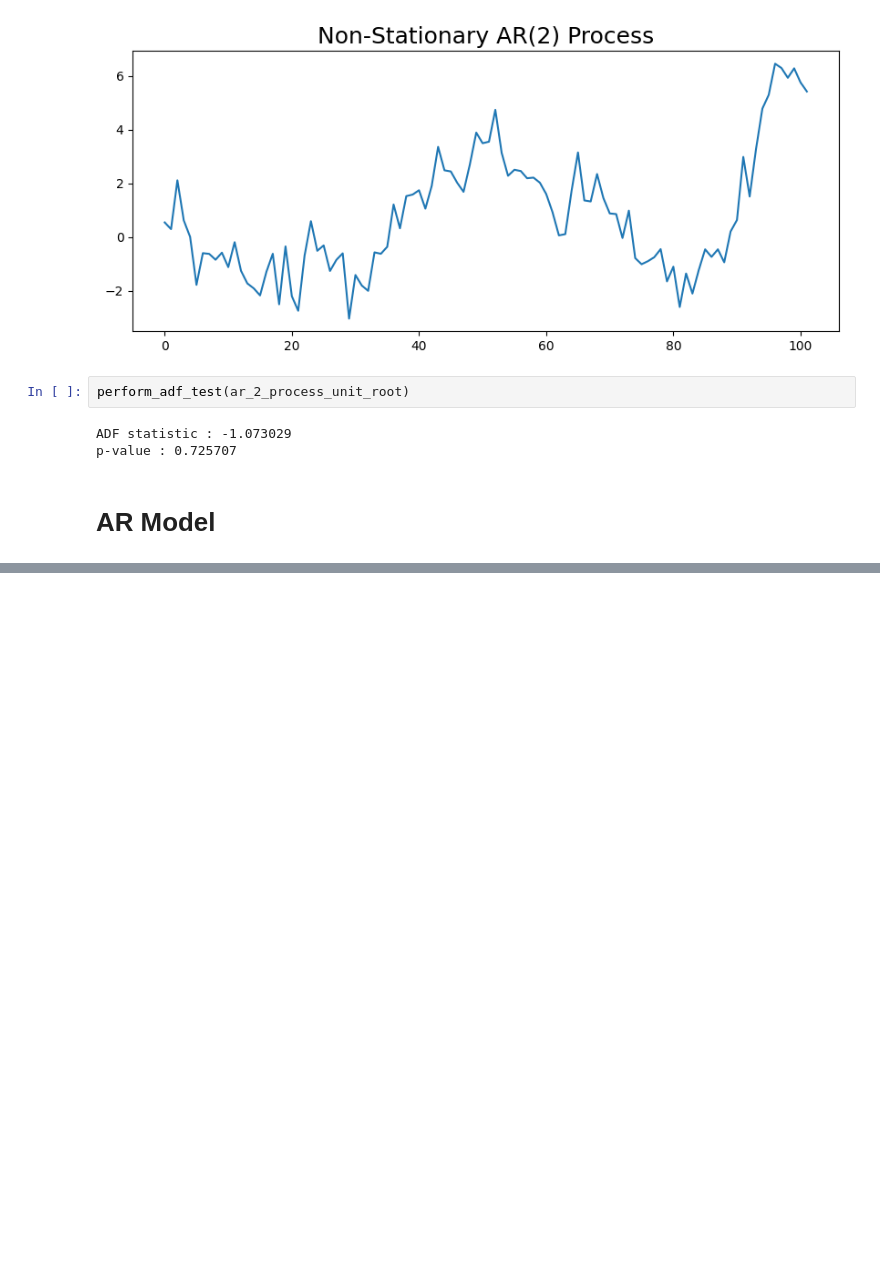
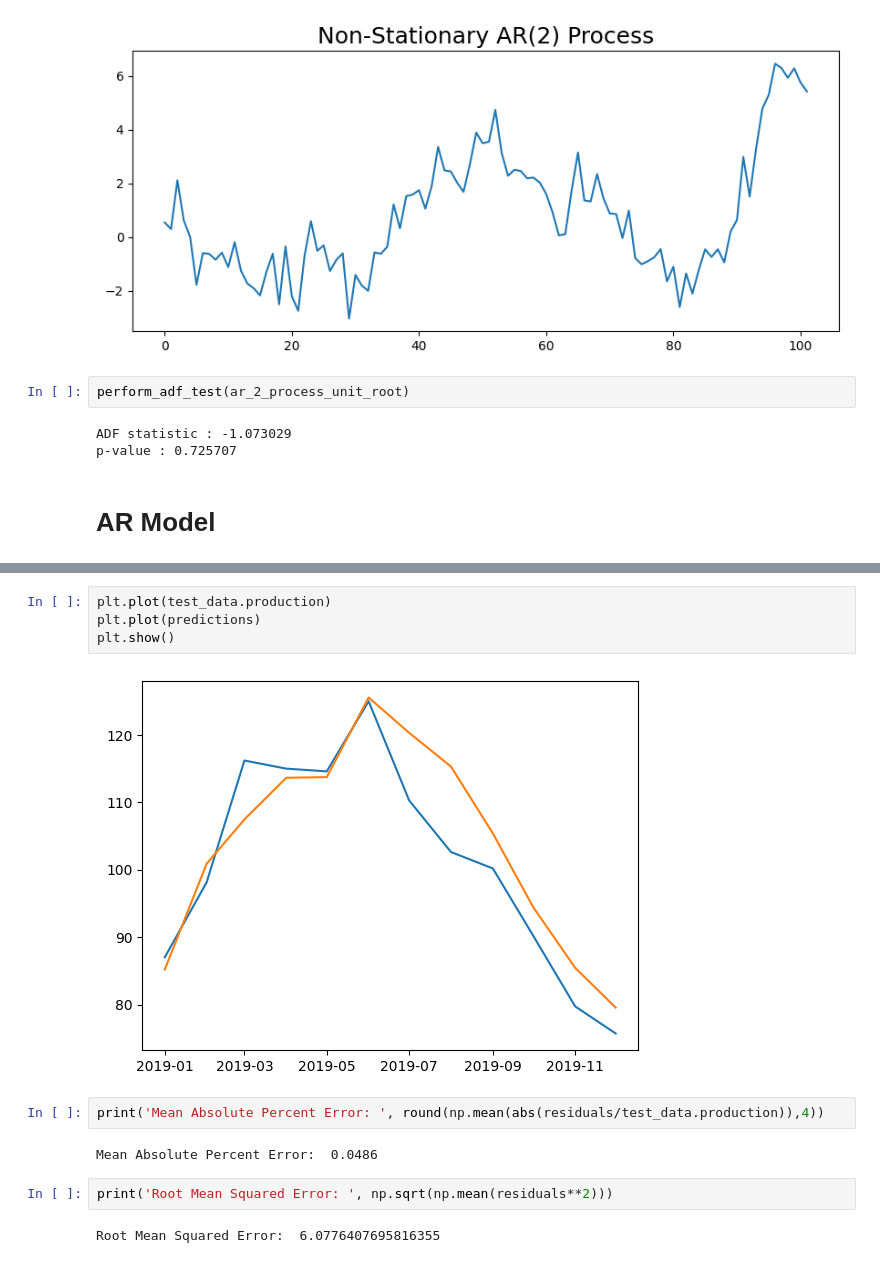
Before and after one commit to crsdvaibhav/notes, a Jupyter notebook: finance/time-series/time-series-1.ipynb, the cells around one changed output, grey strips where cells are left out. Saved outputs shown, nothing was run; the diff lists cells and outputs as text; blank space fills up the shorter version.

```diff
--- a/finance/time-series/time-series-1.ipynb
+++ b/finance/time-series/time-series-1.ipynb
@@ -238,0 +348,14 @@ p-value : 0.725707
+# %%
+plt.plot(test_data.production)
+plt.plot(predictions)
+plt.show()
+# %% [output]
+[figure, added]
+# %%
+print('Mean Absolute Percent Error: ', round(np.mean(abs(residuals/test_data.production)),4))
+# %% [output]
+Mean Absolute Percent Error:  0.0486
+# %%
+print('Root Mean Squared Error: ', np.sqrt(np.mean(residuals**2)))
+# %% [output]
+Root Mean Squared Error:  6.0776407695816355
```
Also changed, not shown: parts of 16 cells of this notebook.
